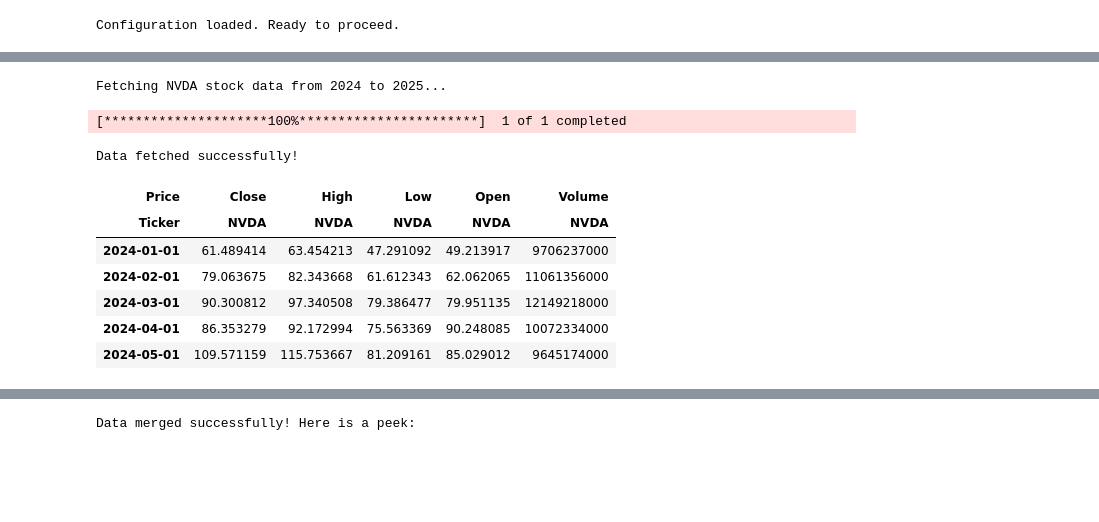
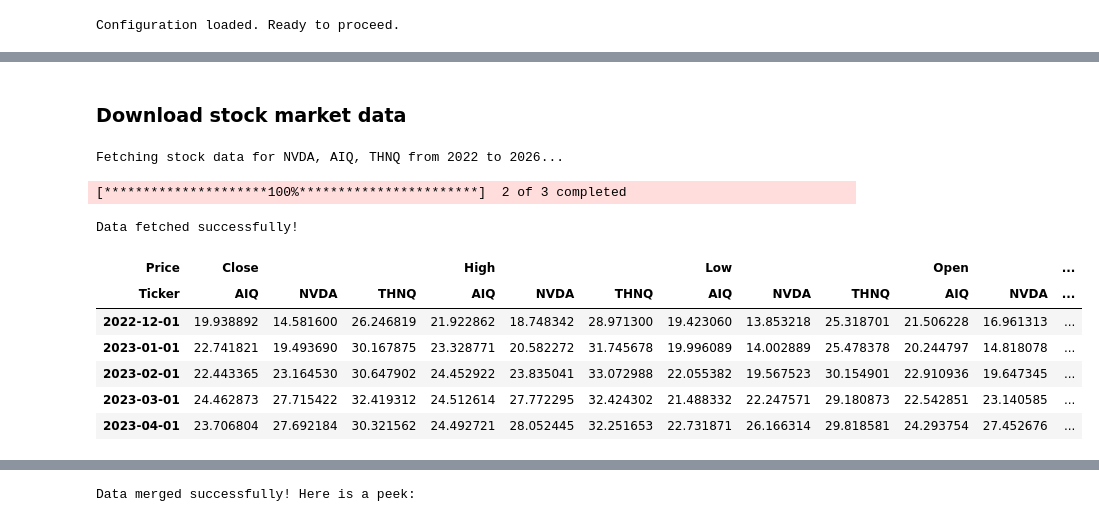
Before and after one commit to lucasfreirec/ai-bubble, a Jupyter notebook: youtube.ipynb, the cells around one changed output, grey strips where cells are left out. Cells and saved outputs as stored; diff of their text form; code cells hidden in the pictures; blank space fills up the shorter version.

```diff
--- a/youtube.ipynb
+++ b/youtube.ipynb
@@ -11,12 +19,11 @@ from dateutil.relativedelta import relativedelta
 load_dotenv()
 
 API_KEY = os.getenv('YOUTUBE_API_KEY')
-SEARCH_QUERY = 'AI Bubble'
-MAX_VIDEOS_PER_MONTH = 10
-MAX_COMMENTS_PER_VIDEO = 1000
+SEARCH_QUERY = 'AI'
 
-START_DATE = datetime(2024, 1, 1, tzinfo=timezone.utc)
-END_DATE = datetime(2025, 12, 31, tzinfo=timezone.utc)
+DEFAULT_START_DATE = datetime(2022, 12, 1, tzinfo=timezone.utc)
+END_DATE = datetime(2026, 5, 31, tzinfo=timezone.utc)
+TARGET_CATEGORY = "28"
 
 if not API_KEY:
     print("WARNING: API Key not found. Please check your .env file.")
@@ -193,31 +1267,34 @@ plt.show()
+# %% [markdown]
+### Download stock market data
 # %%
 import yfinance as yf
 
-TICKER = "NVDA"
+# Update to a list of tickers
+TICKERS = ["NVDA", "AIQ", "THNQ"]
 
-print(f"Fetching {TICKER} stock data from {START_DATE.year} to {END_DATE.year}...")
+print(f"Fetching stock data for {', '.join(TICKERS)} from {DEFAULT_START_DATE.year} to {END_DATE.year}...")
 
-# Download the historical data
+# Download the historical data for all tickers at once
 # Setting interval="1mo" groups the stock data by month to match your emotion graph
-nvda_data = yf.download(
-    TICKER,
-    start=START_DATE.strftime('%Y-%m-%d'),
+stock_data = yf.download(
+    TICKERS,
+    start=DEFAULT_START_DATE.strftime('%Y-%m-%d'),
     end=END_DATE.strftime('%Y-%m-%d'),
     interval="1mo"
 )
 
 print("Data fetched successfully!")
 
 # Display the first few rows to verify the data structure
-nvda_data.head()
+stock_data.head()
 # %% [output]
-Fetching NVDA stock data from 2024 to 2025...
+Fetching stock data for NVDA, AIQ, THNQ from 2022 to 2026...
-[*********************100%***********************]  1 of 1 completed
+[*********************100%***********************]  2 of 3 completed
 Data fetched successfully!
-| Price | Close | High | Low | Open | Volume |
-| Ticker | NVDA | NVDA | NVDA | NVDA | NVDA |
-| 2024-01-01 | 61.489414 | 63.454213 | 47.291092 | 49.213917 | 9706237000 |
-| 2024-02-01 | 79.063675 | 82.343668 | 61.612343 | 62.062065 | 11061356000 |
-| 2024-03-01 | 90.300812 | 97.340508 | 79.386477 | 79.951135 | 12149218000 |
-| 2024-04-01 | 86.353279 | 92.172994 | 75.563369 | 90.248085 | 10072334000 |
-| 2024-05-01 | 109.571159 | 115.753667 | 81.209161 | 85.029012 | 9645174000 |
+| Price | Close |  |  | High |  |  | Low |  |  | Open |  | ... |
+| Ticker | AIQ | NVDA | THNQ | AIQ | NVDA | THNQ | AIQ | NVDA | THNQ | AIQ | NVDA | ... |
+| 2022-12-01 | 19.938892 | 14.581600 | 26.246819 | 21.922862 | 18.748342 | 28.971300 | 19.423060 | 13.853218 | 25.318701 | 21.506228 | 16.961313 | ... |
+| 2023-01-01 | 22.741821 | 19.493690 | 30.167875 | 23.328771 | 20.582272 | 31.745678 | 19.996089 | 14.002889 | 25.478378 | 20.244797 | 14.818078 | ... |
+| 2023-02-01 | 22.443365 | 23.164530 | 30.647902 | 24.452922 | 23.835041 | 33.072988 | 22.055382 | 19.567523 | 30.154901 | 22.910936 | 19.647345 | ... |
+| 2023-03-01 | 24.462873 | 27.715422 | 32.419312 | 24.512614 | 27.772295 | 32.424302 | 21.488332 | 22.247571 | 29.180873 | 22.542851 | 23.140585 | ... |
+| 2023-04-01 | 23.706804 | 27.692184 | 30.321562 | 24.492721 | 28.052445 | 32.251653 | 22.731871 | 26.166314 | 29.818581 | 24.293754 | 27.452676 | ... |
```
Also changed, not shown: parts of 51 cells of this notebook.
